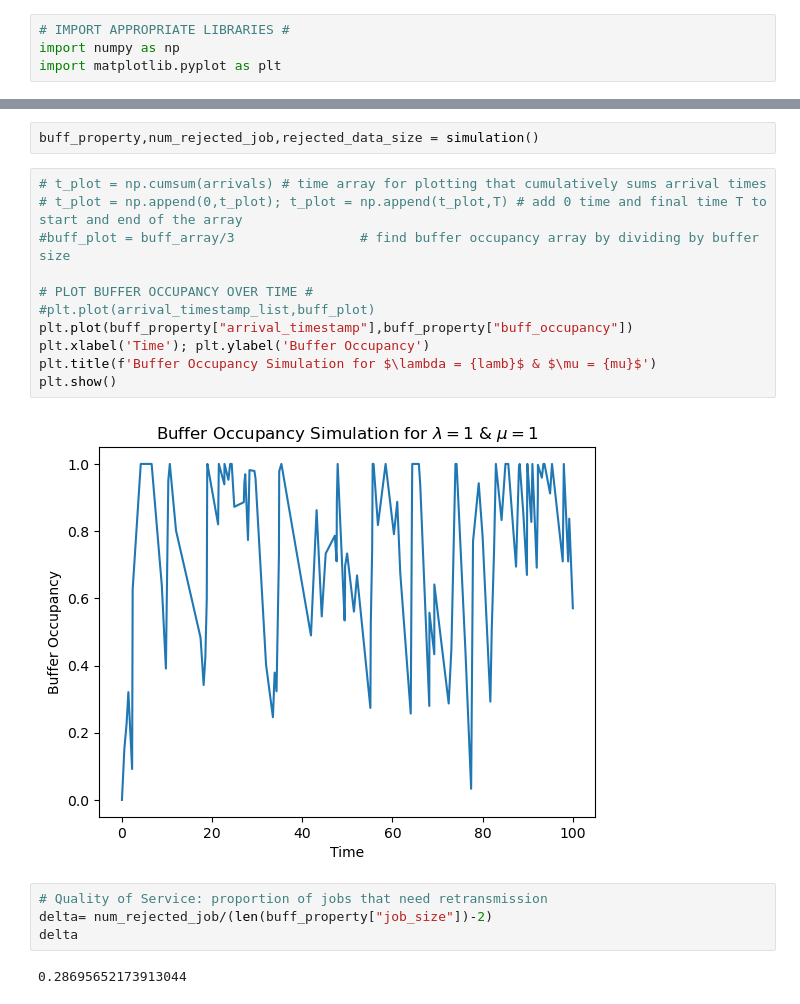
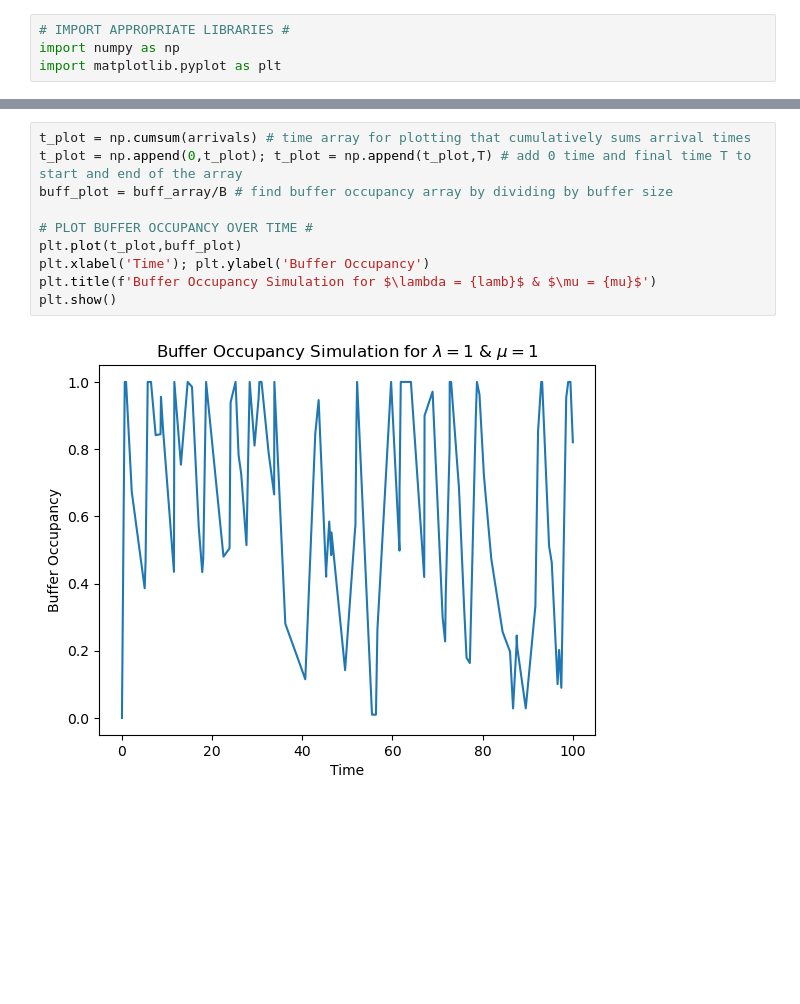
Before and after one commit to Ha00y/proj-buffer, a Jupyter notebook: Buffer Simulations.ipynb, the cells around one changed output, grey strips where cells are left out. Cells and saved outputs as stored; diff of their text form; blank space fills up the shorter version.

```diff
--- a/Buffer Simulations.ipynb
+++ b/Buffer Simulations.ipynb
@@ -72,21 +42,12 @@ def simulation():
-# %%
-buff_property,num_rejected_job,rejected_data_size = simulation()
 # %%
-# t_plot = np.cumsum(arrivals) # time array for plotting that cumulatively sums arrival times
-# t_plot = np.append(0,t_plot); t_plot = np.append(t_plot,T) # add 0 time and final time T to start and end of the array
-#buff_plot = buff_array/3                # find buffer occupancy array by dividing by buffer size
+t_plot = np.cumsum(arrivals) # time array for plotting that cumulatively sums arrival times
+t_plot = np.append(0,t_plot); t_plot = np.append(t_plot,T) # add 0 time and final time T to start and end of the array
+buff_plot = buff_array/B # find buffer occupancy array by dividing by buffer size
 
 # PLOT BUFFER OCCUPANCY OVER TIME #
-#plt.plot(arrival_timestamp_list,buff_plot)
-plt.plot(buff_property["arrival_timestamp"],buff_property["buff_occupancy"])
+plt.plot(t_plot,buff_plot)
 plt.xlabel('Time'); plt.ylabel('Buffer Occupancy')
 plt.title(f'Buffer Occupancy Simulation for $\lambda = {lamb}$ & $\mu = {mu}$')
 plt.show()
 # %% [output]
-[figure, old version]
+[figure, new version]
-# %%
-# Quality of Service: proportion of jobs that need retransmission
-delta= num_rejected_job/(len(buff_property["job_size"])-2)
-delta
-# %% [output]
-0.28695652173913044
```
Also changed, not shown: parts of 4 cells of this notebook.
